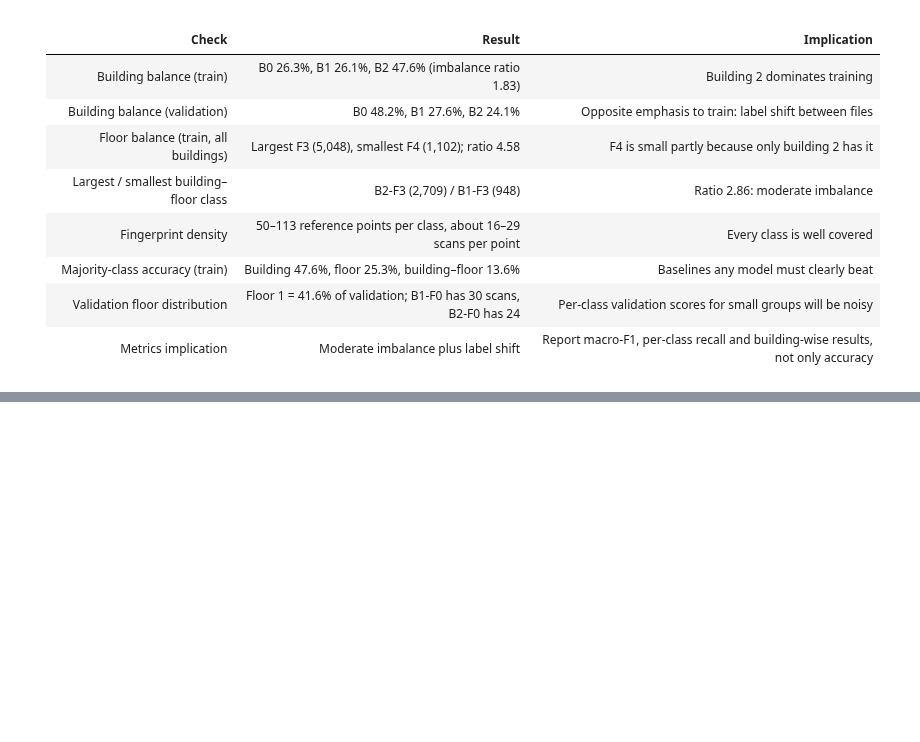
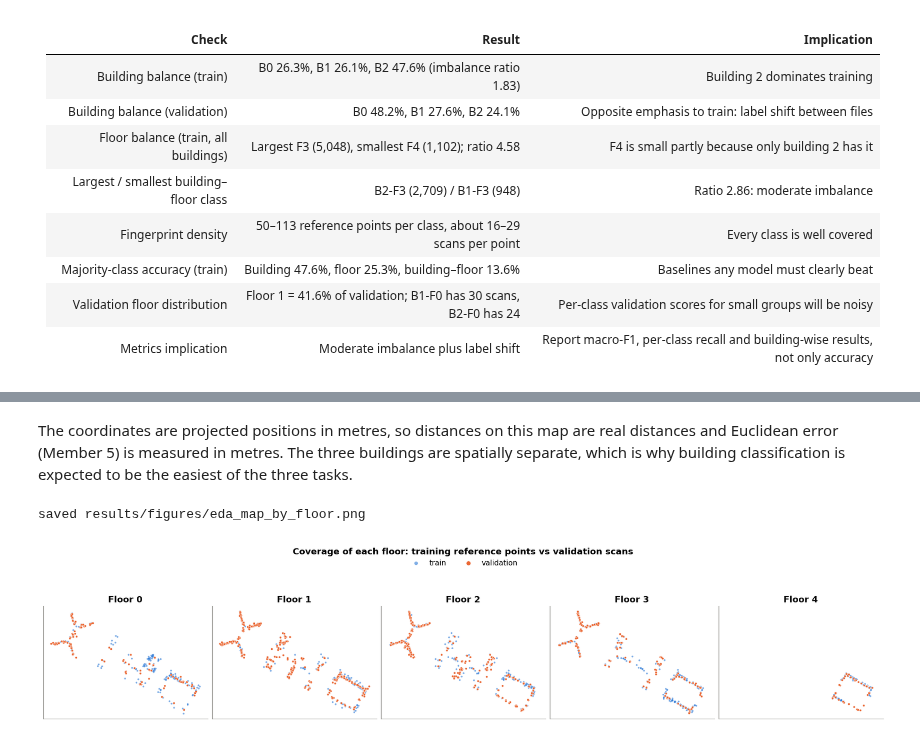
Before and after one commit to Hashicy/indoor-wifi-positioning, a Jupyter notebook: notebooks/01_dataset_eda.ipynb, the cells around one changed output, grey strips where cells are left out. Drawn from its saved outputs; the diff is of its cells as text; code cells hidden in the pictures; blank space fills up the shorter version.

```diff
--- a/notebooks/01_dataset_eda.ipynb
+++ b/notebooks/01_dataset_eda.ipynb
@@ -597,0 +767,28 @@ which is enough to justify reporting macro-F1 alongside accuracy.
+# %% [markdown]
+The coordinates are projected positions in metres, so distances on this map are real distances and
+Euclidean error (Member 5) is measured in metres. The three buildings are spatially separate, which is
+why building classification is expected to be the easiest of the three tasks.
+# %%
+floors = sorted(train["FLOOR"].unique())
+fig, axes = plt.subplots(1, len(floors), figsize=(16, 4), sharex=True, sharey=True, layout="constrained")
+for ax, f in zip(axes, floors):
+    t = pts_tr[pts_tr["FLOOR"] == f]
+    v = pts_va[pts_va["FLOOR"] == f]
+    ax.scatter(t["LONGITUDE"], t["LATITUDE"], s=6, color=SPLIT_COLORS["train"], alpha=0.6,
+               edgecolors="none", label="train")
+    ax.scatter(v["LONGITUDE"], v["LATITUDE"], s=9, color=SPLIT_COLORS["validation"],
+               edgecolors="white", linewidths=0.3, label="validation")
+    ax.set_title(f"Floor {f}")
+    ax.set_aspect("equal")
+    ax.grid(visible=False)
+    ax.set_xticks([])
+    ax.set_yticks([])
+handles, labels = axes[0].get_legend_handles_labels()
+fig.legend(handles, labels, loc="outside upper center", ncol=2, markerscale=2,
+           title="Coverage of each floor: training reference points vs validation scans",
+           title_fontproperties={"weight": "bold", "size": 12})
+save(fig, "map_by_floor")
+plt.show()
+# %% [output]
+saved results/figures/eda_map_by_floor.png
+[figure, added]
```
Also changed, not shown: parts of 19 cells of this notebook, 6 other files.
